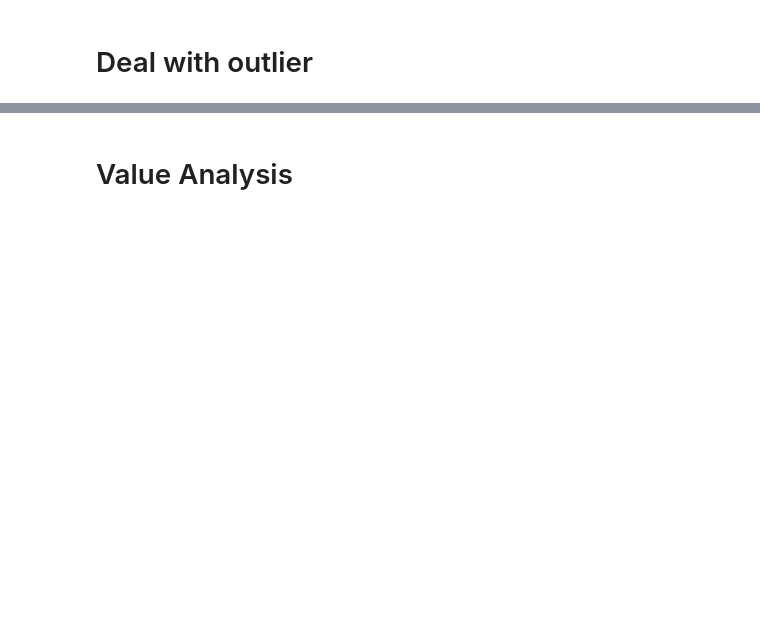
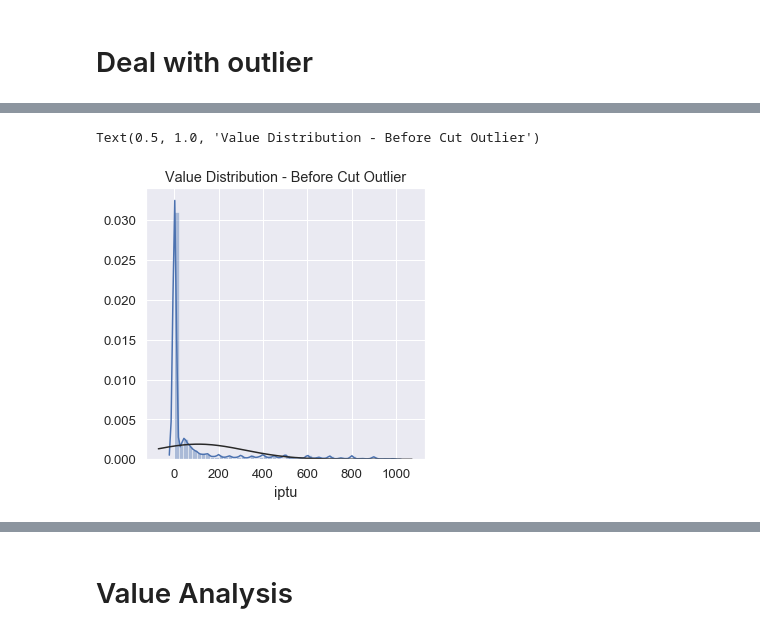
Before and after one commit to nuttheguitar/realties_datasprints, a Jupyter notebook: EDA.ipynb, the cells around one changed output, grey strips where cells are left out. Drawn from its saved outputs; the diff is of its cells as text; code cells hidden in the pictures; blank space fills up the shorter version.

```diff
--- a/EDA.ipynb
+++ b/EDA.ipynb
@@ -109,0 +236,6 @@ dtype: int64
+# %%
+plt.figure(figsize=(5 , 5))
+sns.distplot(df_wo['iptu'][df_wo['iptu'] < 1000].dropna(), fit=norm).set_title("Value Distribution - Before Cut Outlier")
+# %% [output]
+Text(0.5, 1.0, 'Value Distribution - Before Cut Outlier')
+[figure, added]
```
Also changed, not shown: parts of 50 cells of this notebook.
